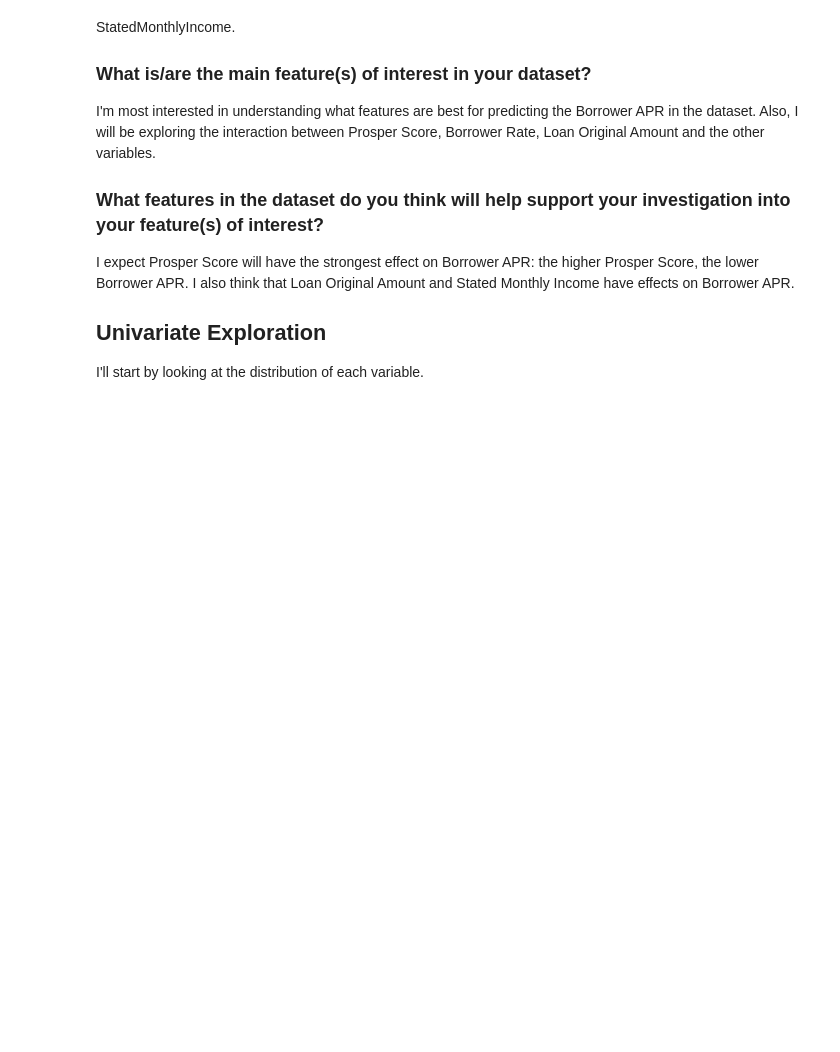
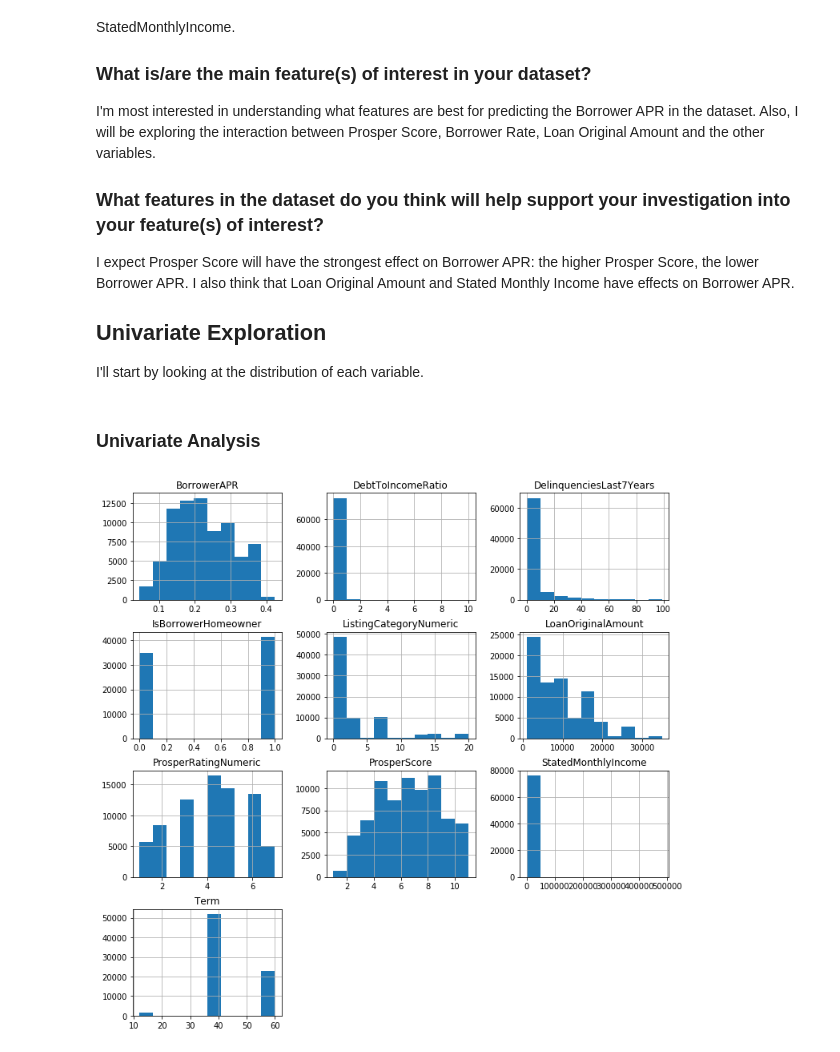
Before and after one commit to yagmurdalman/communicate-data-findings, a Jupyter notebook: ProsperLoan_exploratory.ipynb, the cells around one changed output. Saved outputs shown, nothing was run; the diff lists cells and outputs as text; code cells hidden in the pictures; blank space fills up the shorter version.

```diff
--- a/ProsperLoan_exploratory.ipynb
+++ b/ProsperLoan_exploratory.ipynb
@@ -18,8 +20,8 @@ import seaborn as sb
 # %%
 # load in the dataset into a pandas dataframe, print statistics
 
-df = pd.read_csv('prosperLoanData.csv')
-df.head()
+loan = pd.read_csv('prosperLoanData.csv')
+loan.head()
 # %% [output]
 |  | ListingKey | ListingNumber | ListingCreationDate | CreditGrade | Term | LoanStatus | ClosedDate | ... |
 | 0 | 1021339766868145413AB3B | 193129 | 2007-08-26 19:09:29.263000000 | C | 36 | Completed | 2009-08-14 00:00:00 | ... |
@@ -60,7 +62,7 @@ columns = ['Term','LoanStatus', 'BorrowerAPR','ProsperScore','ListingCategory (n
            'EmploymentStatus','IsBorrowerHomeowner', 'LoanOriginalAmount',
            'DelinquenciesLast7Years', 'DebtToIncomeRatio','StatedMonthlyIncome']
 # take the needed columns
-df = df[columns]
+df = loan[columns]
 # drop the rows with missing value
 df.dropna(inplace = True)
 # %%
@@ -129,3 +129,5 @@ I expect Prosper Score will have the strongest effect on Borrower APR: the highe
 ## Univariate Exploration
 
 I'll start by looking at the distribution of each variable.
+# %% [markdown]
+### Univariate Analysis
@@ -131,0 +137,4 @@ I'll start by looking at the distribution of each variable.
+# %%
+df.hist(figsize=(12,12));
+# %% [output]
+[figure, added]
```
Also changed, not shown: parts of 65 cells of this notebook.
